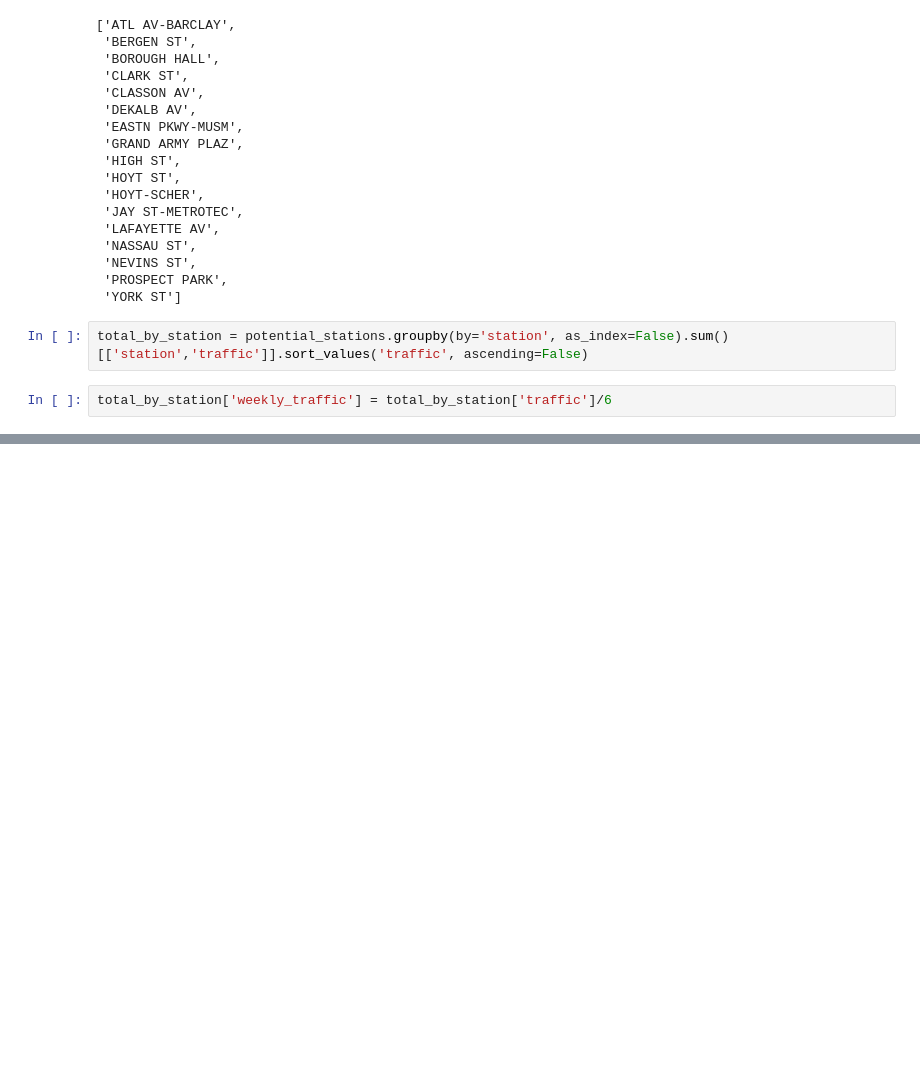
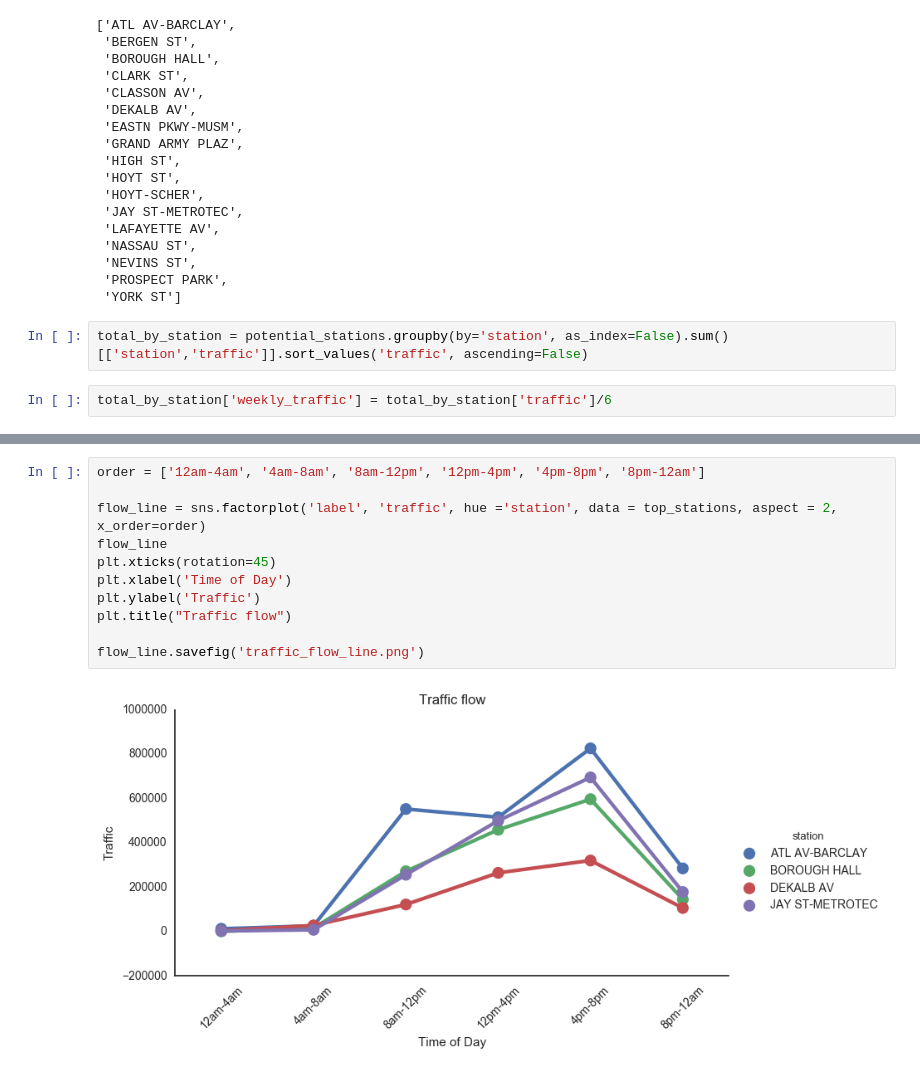
Before and after one commit to emw1687/benson, a Jupyter notebook: mta_turnstiles_eda_eva.ipynb, the cells around one changed output, grey strips where cells are left out. Saved outputs shown, nothing was run; the diff lists cells and outputs as text; blank space fills up the shorter version.

```diff
--- a/mta_turnstiles_eda_eva.ipynb
+++ b/mta_turnstiles_eda_eva.ipynb
@@ -148 +178,14 @@ station = potential_stations[potential_stations['station'] == 'ATL AV-BARCLAY']
+# %%
+order = ['12am-4am', '4am-8am', '8am-12pm', '12pm-4pm', '4pm-8pm', '8pm-12am']
+
+flow_line = sns.factorplot('label', 'traffic', hue ='station', data = top_stations, aspect = 2, x_order=order)
+flow_line
+plt.xticks(rotation=45)
+plt.xlabel('Time of Day')
+plt.ylabel('Traffic')
+plt.title("Traffic flow")
+
+flow_line.savefig('traffic_flow_line.png')
+# %% [output]
+[figure, added]
 # %%
```
Also changed, not shown: parts of 17 cells of this notebook, 5 other files.
